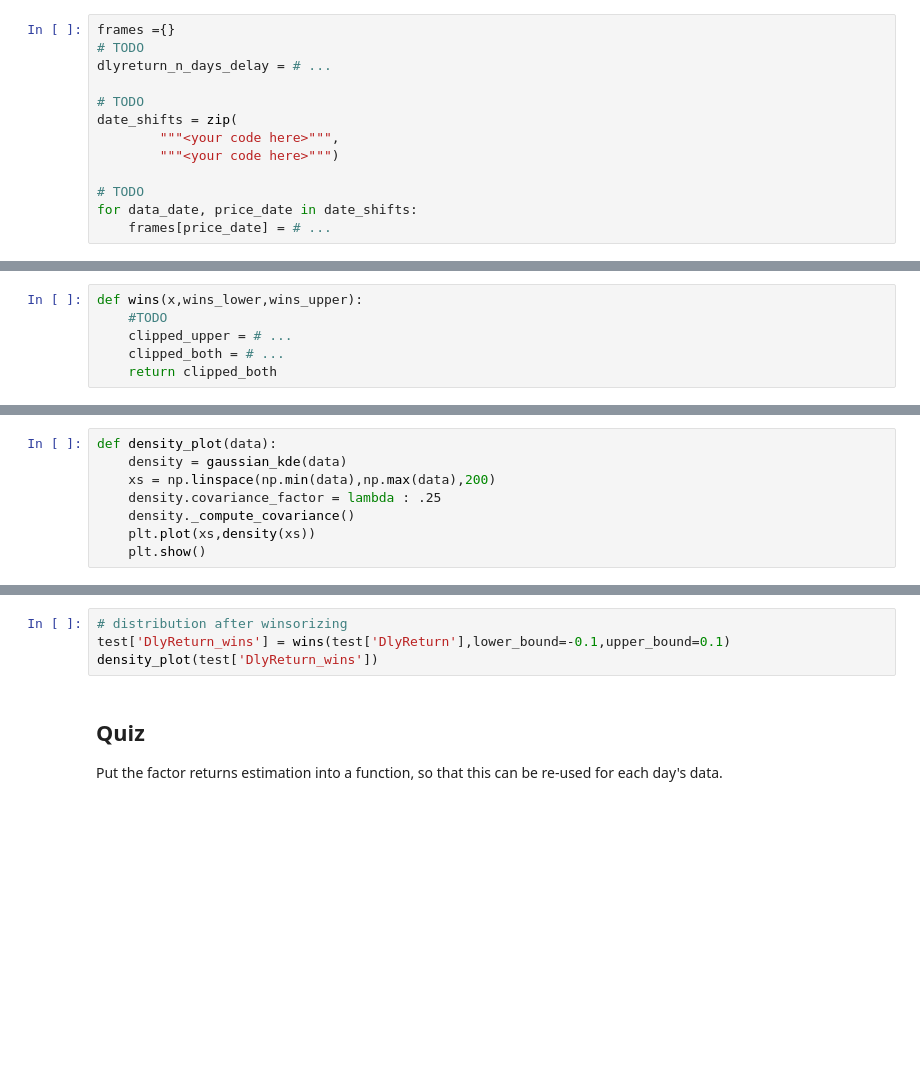
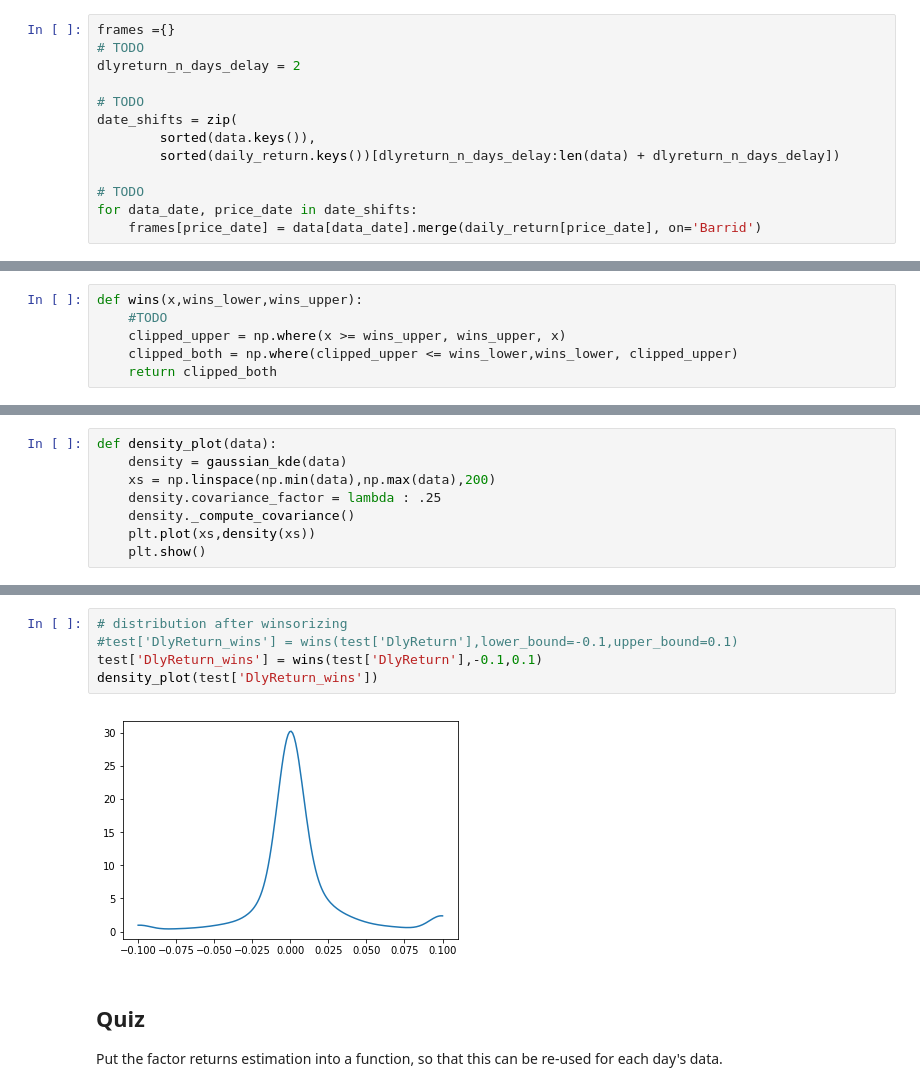
Before and after one commit to duaneleem/udacity-ai-trading, a Jupyter notebook: t2-ai-algorithms-in-trading/project-8-backtesting/practices/c2-m8-l24-c02-optimization-transaction-costs/optimization_with_tcosts.ipynb, the cells around one changed output, grey strips where cells are left out. Saved outputs shown, nothing was run; the diff lists cells and outputs as text; blank space fills up the shorter version.

```diff
--- a/t2-ai-algorithms-in-trading/project-8-backtesting/practices/c2-m8-l24-c02-optimization-transaction-costs/optimization_with_tcosts.ipynb
+++ b/t2-ai-algorithms-in-trading/project-8-backtesting/practices/c2-m8-l24-c02-optimization-transaction-costs/optimization_with_tcosts.ipynb
@@ -266,16 +376,16 @@ Use a loop to merge the `data` and `daily_return` tables on the `barrid` column.
 # %%
 frames ={}
 # TODO
-dlyreturn_n_days_delay = # ...
+dlyreturn_n_days_delay = 2
 
 # TODO
 date_shifts = zip(
-        """<your code here>""",
-        """<your code here>""")
+        sorted(data.keys()),
+        sorted(daily_return.keys())[dlyreturn_n_days_delay:len(data) + dlyreturn_n_days_delay])
 
 # TODO
 for data_date, price_date in date_shifts:
-    frames[price_date] = # ...
+    frames[price_date] = data[data_date].merge(daily_return[price_date], on='Barrid')
 # %% [markdown]
 ## Let's work with a single day's data. Later, we'll put this into a loop
 
@@ -374,8 +540,8 @@ numpy.where(<condition>, <value if true>, <value if false>)
 # %%
 def wins(x,wins_lower,wins_upper):
     #TODO
-    clipped_upper = # ...
-    clipped_both = # ...
+    clipped_upper = np.where(x >= wins_upper, wins_upper, x)
+    clipped_both = np.where(clipped_upper <= wins_lower,wins_lower, clipped_upper)
     return clipped_both
 # %% [markdown]
 A density plot will help us visually check the effect of winsorizing returns.
@@ -394,7 +562,10 @@ density_plot(test['DlyReturn'])
 # %%
 # distribution after winsorizing
-test['DlyReturn_wins'] = wins(test['DlyReturn'],lower_bound=-0.1,upper_bound=0.1)
+#test['DlyReturn_wins'] = wins(test['DlyReturn'],lower_bound=-0.1,upper_bound=0.1)
+test['DlyReturn_wins'] = wins(test['DlyReturn'],-0.1,0.1)
 density_plot(test['DlyReturn_wins'])
+# %% [output]
+[figure, added]
 # %% [markdown]
 ## Quiz
 
```
Also changed, not shown: parts of 104 cells of this notebook.
